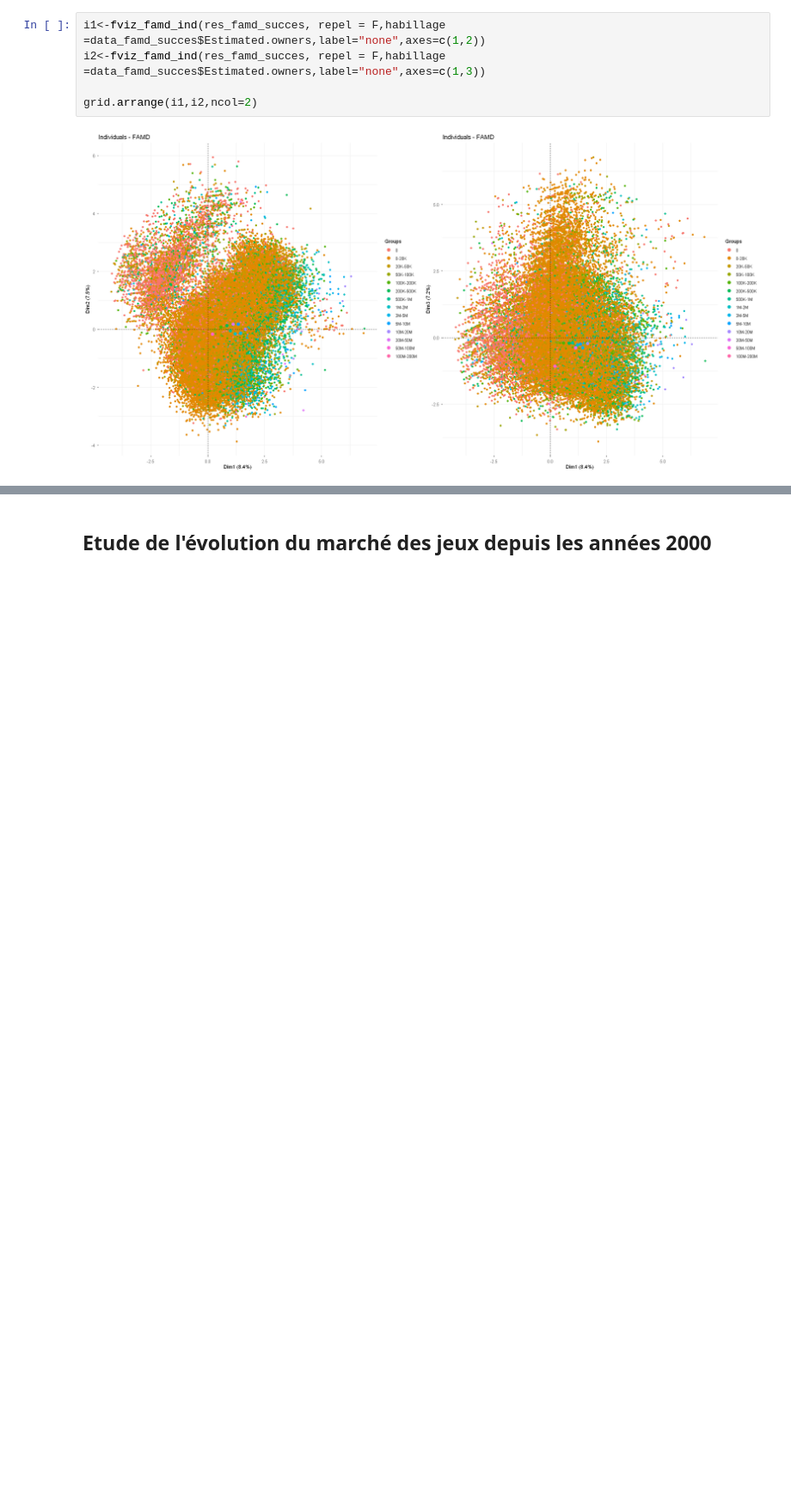
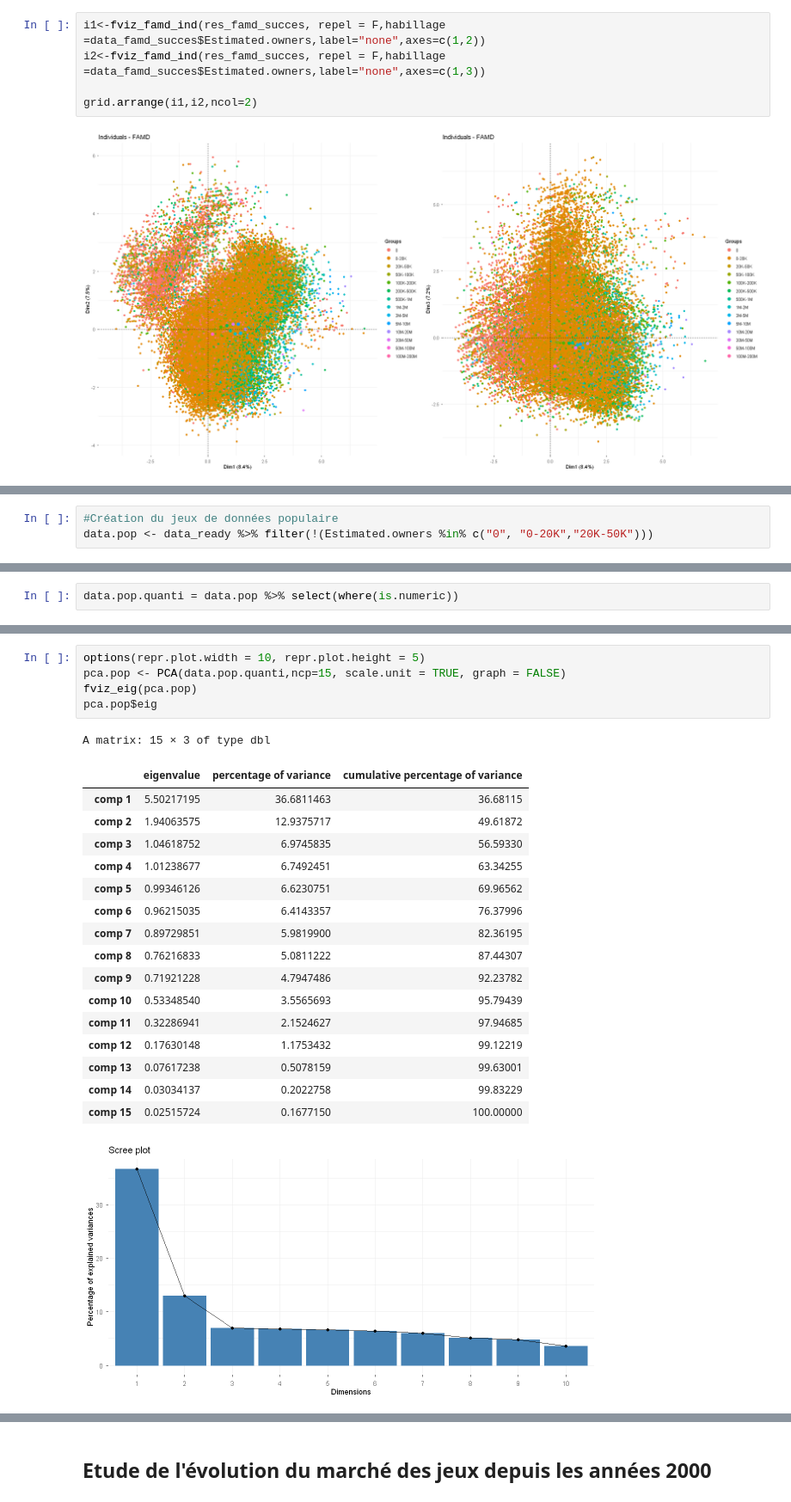
Before and after one commit to LjAquinox/Projet_Analyse_Steam, a Jupyter notebook: notebook_R.ipynb, the cells around one changed output, grey strips where cells are left out. Shown at 86% size. Cells and saved outputs as stored; diff of their text form; blank space fills up the shorter version.

Commit message:
Ajout problématique types de succès

```diff
--- a/notebook_R.ipynb
+++ b/notebook_R.ipynb
@@ -1206,0 +1227,3 @@ Maintenant que nous avons réussi à trouver que les variables *Language.count*
+# %%
+#Création du jeux de données populaire
+data.pop <- data_ready %>% filter(!(Estimated.owners %in% c("0", "0-20K","20K-50K")))
@@ -1206,0 +1240,2 @@ Maintenant que nous avons réussi à trouver que les variables *Language.count*
+# %%
+data.pop.quanti = data.pop %>% select(where(is.numeric))
@@ -1206,0 +1262,24 @@ Maintenant que nous avons réussi à trouver que les variables *Language.count*
+# %%
+options(repr.plot.width = 10, repr.plot.height = 5)
+pca.pop <- PCA(data.pop.quanti,ncp=15, scale.unit = TRUE, graph = FALSE)
+fviz_eig(pca.pop)
+pca.pop$eig
+# %% [output]
+A matrix: 15 × 3 of type dbl
+|  | eigenvalue | percentage of variance | cumulative percentage of variance |
+| comp 1 | 5.50217195 | 36.6811463 | 36.68115 |
+| comp 2 | 1.94063575 | 12.9375717 | 49.61872 |
+| comp 3 | 1.04618752 | 6.9745835 | 56.59330 |
+| comp 4 | 1.01238677 | 6.7492451 | 63.34255 |
+| comp 5 | 0.99346126 | 6.6230751 | 69.96562 |
+| comp 6 | 0.96215035 | 6.4143357 | 76.37996 |
+| comp 7 | 0.89729851 | 5.9819900 | 82.36195 |
+| comp 8 | 0.76216833 | 5.0811222 | 87.44307 |
+| comp 9 | 0.71921228 | 4.7947486 | 92.23782 |
+| comp 10 | 0.53348540 | 3.5565693 | 95.79439 |
+| comp 11 | 0.32286941 | 2.1524627 | 97.94685 |
+| comp 12 | 0.17630148 | 1.1753432 | 99.12219 |
+| comp 13 | 0.07617238 | 0.5078159 | 99.63001 |
+| comp 14 | 0.03034137 | 0.2022758 | 99.83229 |
+| comp 15 | 0.02515724 | 0.1677150 | 100.00000 |
+[figure, added]
```
Also changed, not shown: parts of 64 cells of this notebook.
